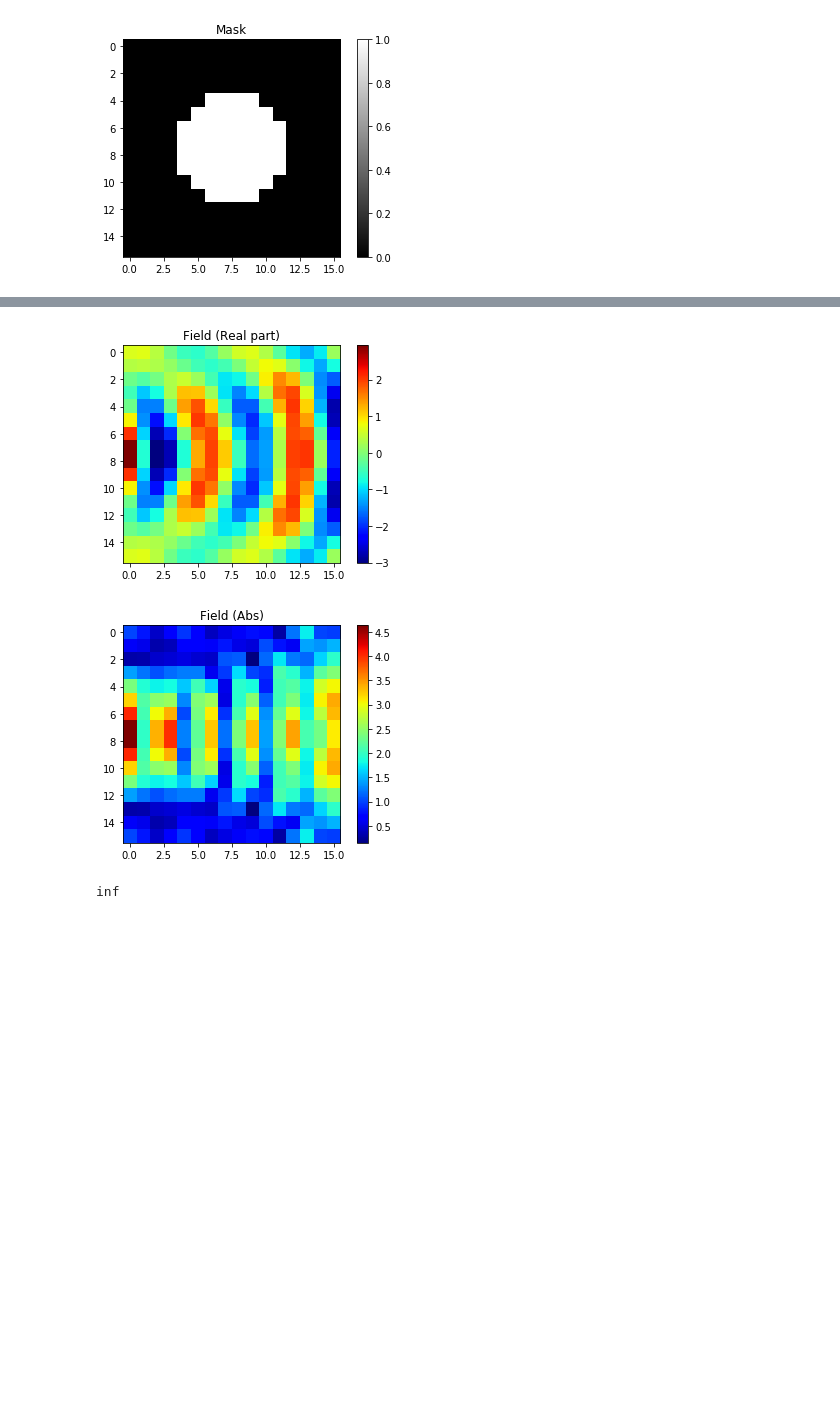
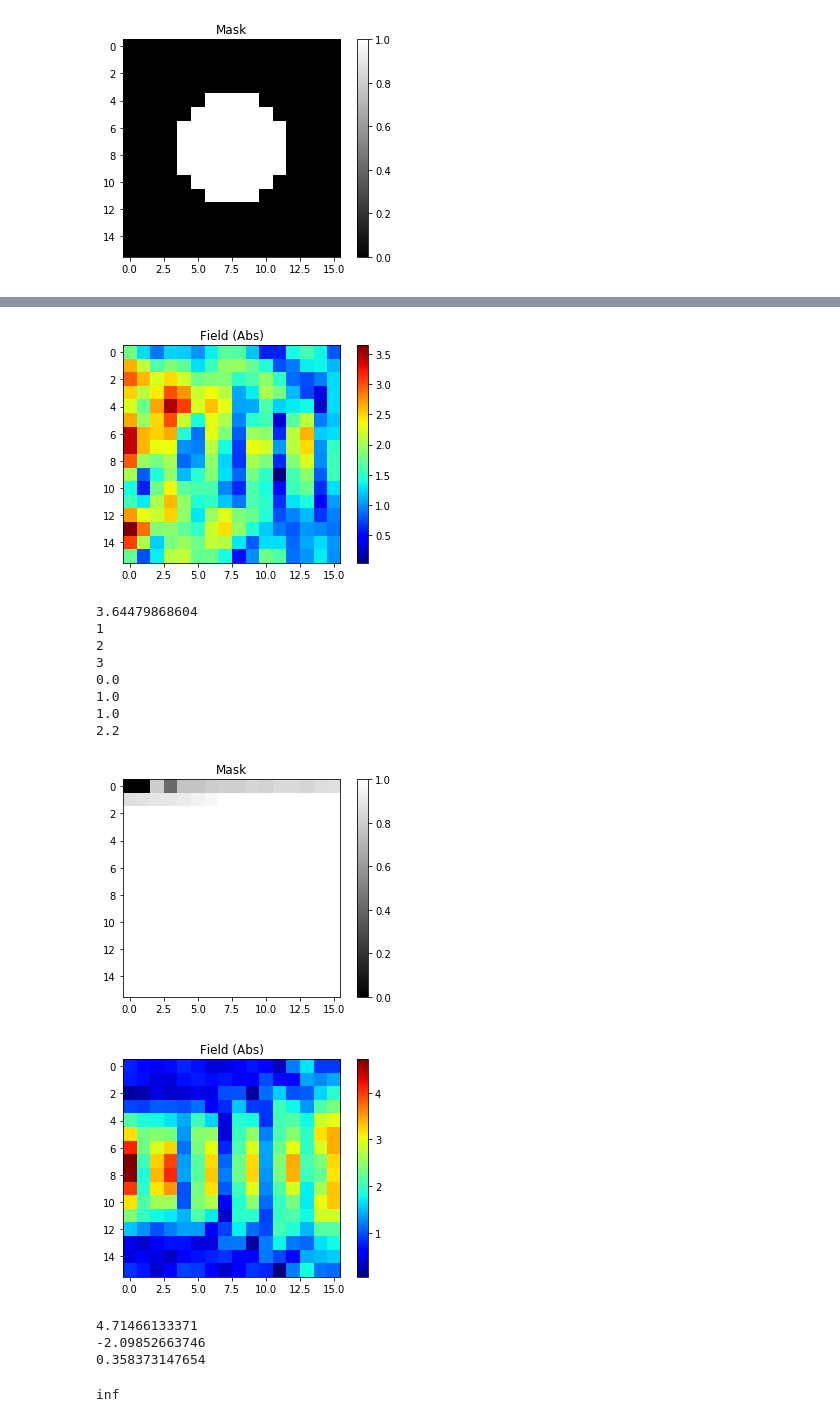
Before and after one commit to archilless/Minin, a Jupyter notebook: project.ipynb, the cells around one changed output, grey strips where cells are left out. Drawn from its saved outputs; the diff is of its cells as text; code cells hidden in the pictures; blank space fills up the shorter version.

```diff
--- a/project.ipynb
+++ b/project.ipynb
@@ -92,7 +92,7 @@ def solve(E,eps0,eps1):
 
 
 size = 16
-e = 2.25
+e =1.5# 2.25
 k  = 2*np.pi/(size/2)
 F = get_plane_wave(1,k,size)
 #mask = empty_mask(size)
@@ -257,16 +268,17 @@ print(get_grad(mask, e, k, maxiter=300, tol = 1e-6))
 # %%
 from scipy.optimize import minimize
 
-def plot_opt_solution(params):
-    print(np.min(params))
-    print(np.max(params))
-    eps = get_eps_from_mask(2.2,params).reshape((-1,1))
+def plot_solution(mask):
+    print(np.min(mask))
+    print(np.max(mask))
+    eps = get_eps_from_mask(2.2,mask).reshape((-1,1))
     print(np.min(eps))
     print(np.max(eps))
     field, info = launch_solver(eps=eps, k=k)
-    visualize(params,"Mask","gray")
-    visualize(field.real.reshape(-1,size),"Field (Real part)")
+    visualize(mask,"Mask","gray")
+    #visualize(field.real.reshape(-1,size),"Field (Real part)")
     visualize(np.abs(field).reshape(-1,size),"Field (Abs)")
+    print(np.max(np.abs(field)))
 
 i=0
 def callback(x):
@@ -277,8 +289,9 @@ def callback(x):
 def penalty(x,p):
     #return np.sum(1-x**p-(1-x)**p)
     return np.sum(x*(1-x))
-
+obj = 0
 def objective(mask):
+    global obj
     e0 = 2.25
     #mask = np.round(mask.reshape((-1,1)))
     mask = mask.reshape((-1,1))
@@ -287,22 +300,35 @@ def objective(mask):
     eps = get_eps_from_mask(e0,mask).reshape((-1,1))
 
     x, info = launch_solver(eps=eps, k=k)
-    x_empty_ind = np.argwhere((-0.1<mask)*(mask<0.1))
-    x_empty = x[x_empty_ind]
-    x_empty = x
-    if info != 0:
-        raise RuntimeError()
-    if x_empty.shape[0]!=0:
-        #print(np.max(x_empty.imag))
-        obj = -np.max(np.abs(x_empty))+penalty(mask,20)*0.1
-    else:
-        obj = penalty(mask,20)*0.001
-    #print(obj)
+    obj = -np.max(np.abs(x))+penalty(mask,20)*1
     return obj
 
-mask[:,:]=1
+#     x_empty_ind = np.argwhere((-0.1<mask)*(mask<0.1))
+#     x_empty = x[x_empty_ind]
+#     x_empty = x
+#     if info != 0:
+#         raise RuntimeError()
+#     if x_empty.shape[0]!=0:
+#         #print(np.max(x_empty.imag))
+#         obj = -np.max(np.abs(x_empty))+penalty(mask,20)*0.001
+#     else:
+#         obj = penalty(mask,20)*0.001
+#     #print(obj)
+#     return obj
+
+def get_random_mask(size):
+    mask = np.random.rand(size,size)
+    return mask
+
+# def search_with_restarts(num):
+
+mask = get_random_mask(size)
+#mask[:]=1
+plot_solution(mask)
 bns = tuple((0,1) for _ in range(size**2))
 sol = minimize(objective,mask,options={'maxiter': 10, 'gtol':1e-5},bounds = bns, callback = callback)
-params = sol.x.reshape(-1,size)
-plot_opt_solution(params)
+best_mask = sol.x.reshape(-1,size)
+plot_solution(best_mask)
+print(obj)
+print(np.max(mask-best_mask))
 # %% [output]
@@ -317,5 +340,17 @@ plot_opt_solution(params)
-[figure, old version]
+[figure, new version]
+3.64479868604
+1
+2
+3
+0.0
+1.0
+1.0
+2.2
-[figure, old version]
+[figure, new version]
+[figure, added]
+4.71466133371
+-2.09852663746
+0.358373147654
 # %%
 # import cvxpy as cvx
 
```
Also changed, not shown: parts of 6 cells of this notebook.
